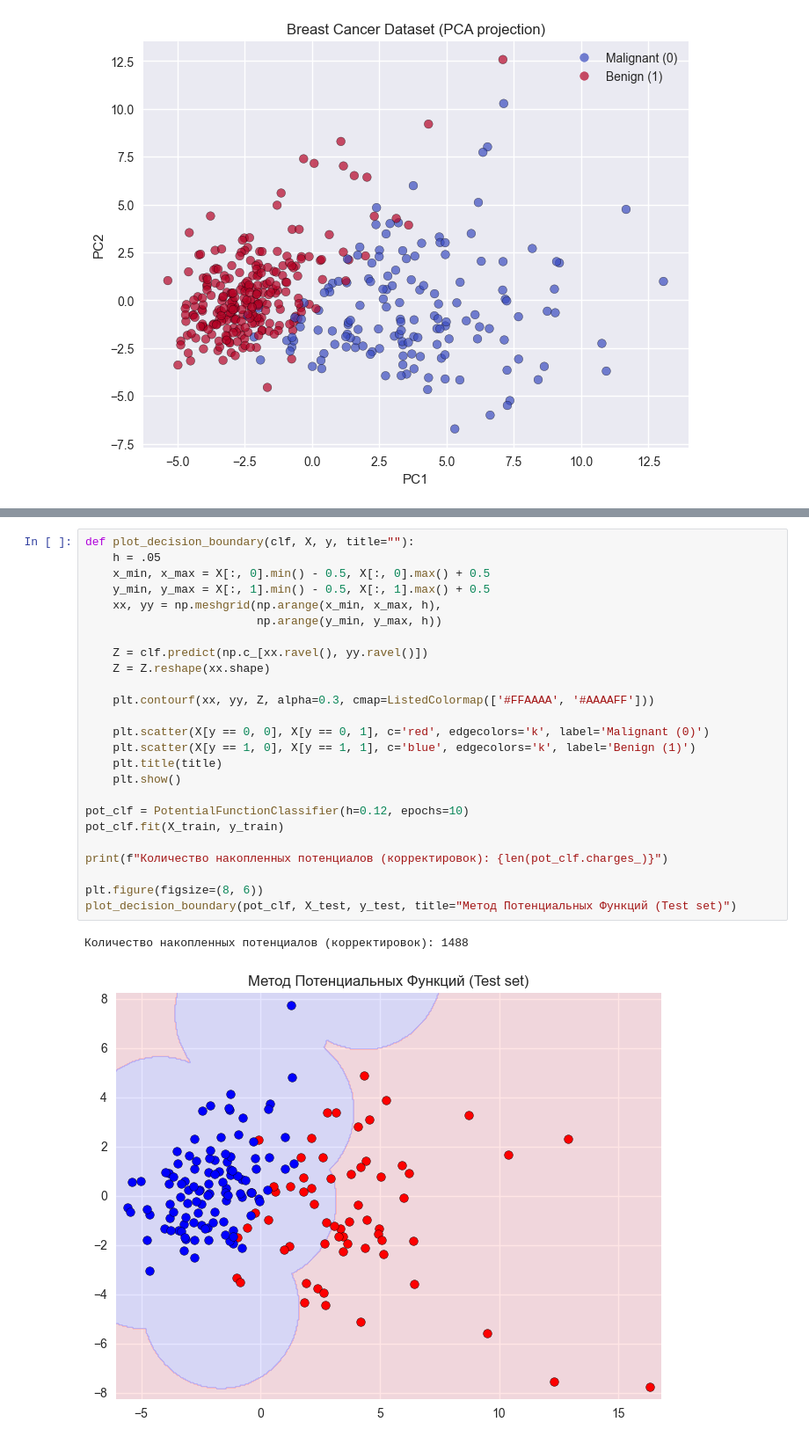
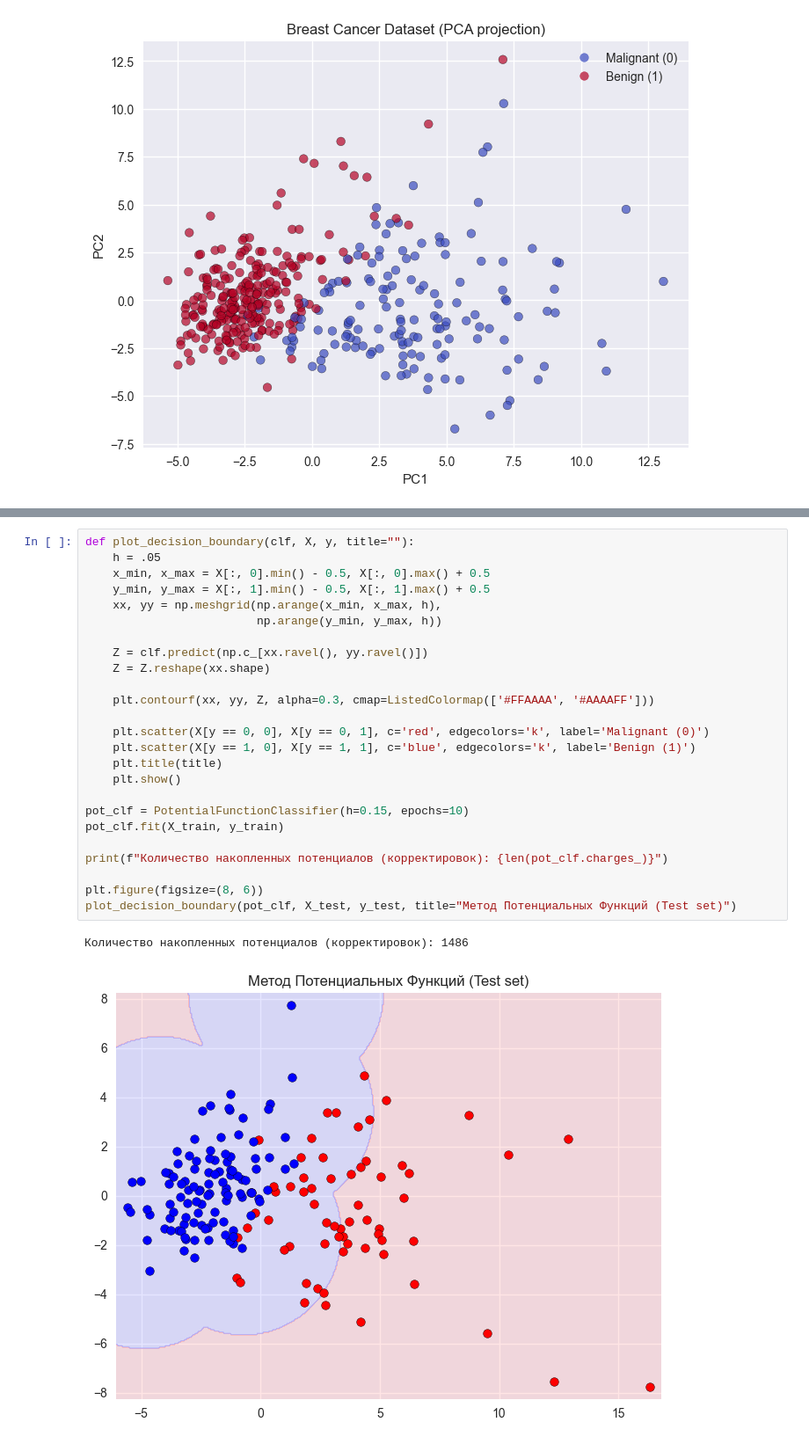
Before and after one commit to jwweer/Nsu, a Jupyter notebook: ml/Lab07.ipynb, the cells around one changed output, grey strips where cells are left out. Shown at 88% size. Saved outputs shown, nothing was run; the diff lists cells and outputs as text.

```diff
--- a/ml/Lab07.ipynb
+++ b/ml/Lab07.ipynb
@@ -266,28 +266,28 @@ plt.show()
 # %%
 def plot_decision_boundary(clf, X, y, title=""):
     h = .05
     x_min, x_max = X[:, 0].min() - 0.5, X[:, 0].max() + 0.5
     y_min, y_max = X[:, 1].min() - 0.5, X[:, 1].max() + 0.5
     xx, yy = np.meshgrid(np.arange(x_min, x_max, h),
                          np.arange(y_min, y_max, h))
 
     Z = clf.predict(np.c_[xx.ravel(), yy.ravel()])
     Z = Z.reshape(xx.shape)
 
     plt.contourf(xx, yy, Z, alpha=0.3, cmap=ListedColormap(['#FFAAAA', '#AAAAFF']))
 
     plt.scatter(X[y == 0, 0], X[y == 0, 1], c='red', edgecolors='k', label='Malignant (0)')
     plt.scatter(X[y == 1, 0], X[y == 1, 1], c='blue', edgecolors='k', label='Benign (1)')
     plt.title(title)
     plt.show()
 
-pot_clf = PotentialFunctionClassifier(h=0.12, epochs=10)
+pot_clf = PotentialFunctionClassifier(h=0.15, epochs=10)
 pot_clf.fit(X_train, y_train)
 
 print(f"Количество накопленных потенциалов (корректировок): {len(pot_clf.charges_)}")
 
 plt.figure(figsize=(8, 6))
 plot_decision_boundary(pot_clf, X_test, y_test, title="Метод Потенциальных Функций (Test set)")
 # %% [output]
-Количество накопленных потенциалов (корректировок): 1488
+Количество накопленных потенциалов (корректировок): 1486
-[figure, old version]
+[figure, new version]
```
Also changed, not shown: parts of 1 cell of this notebook.
